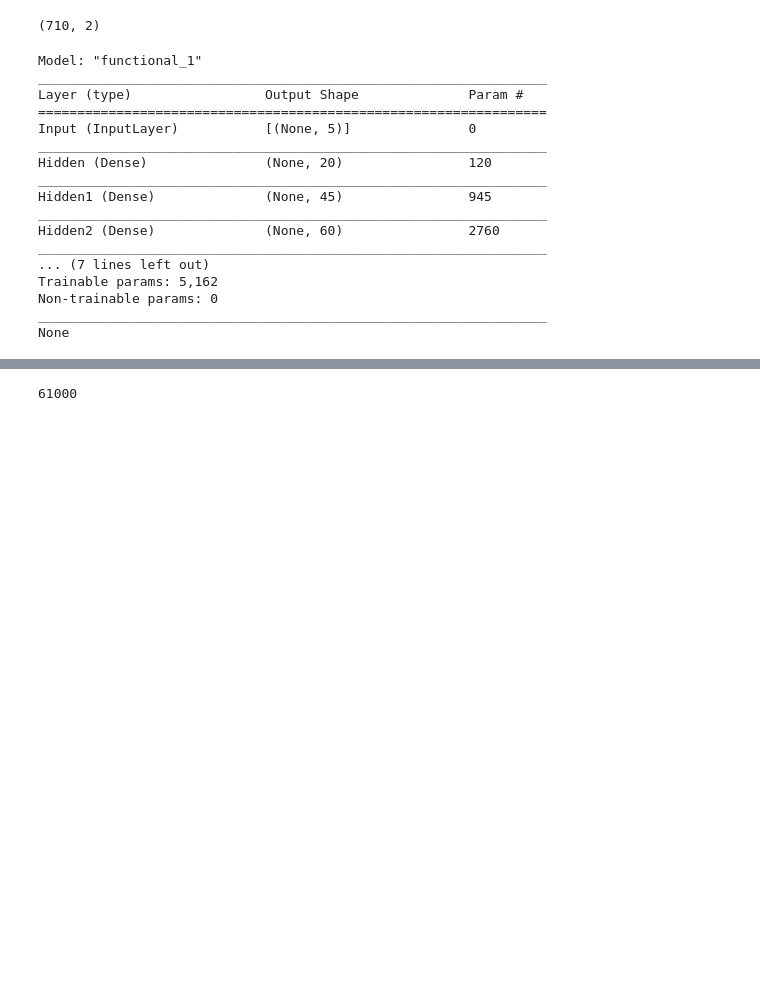
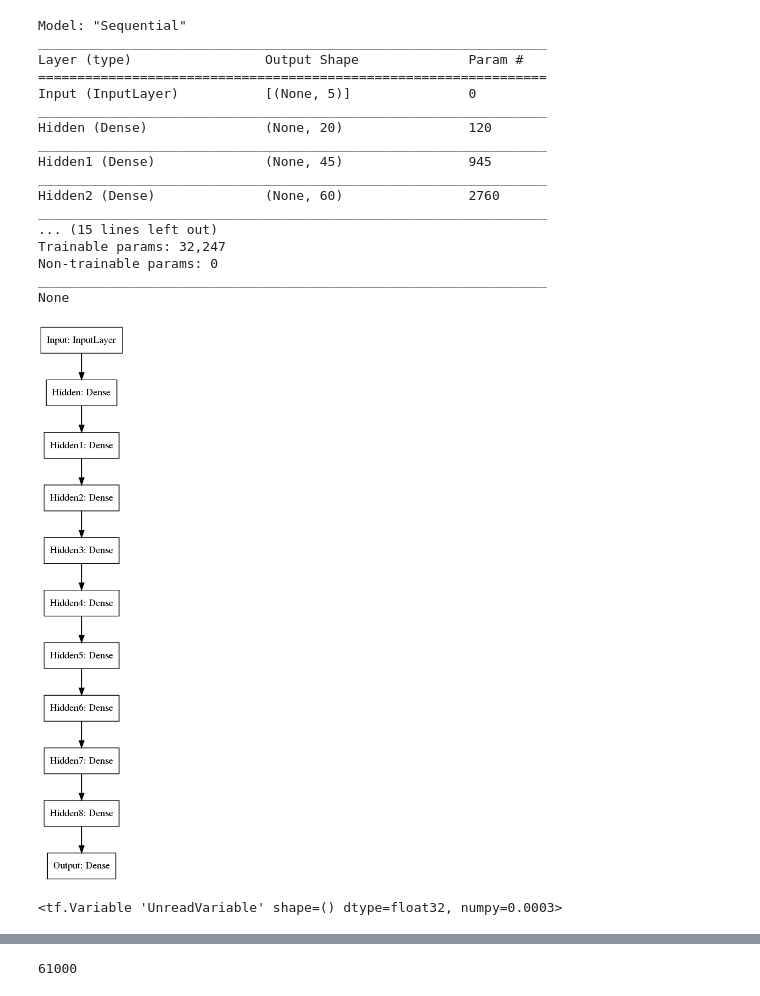
Before and after one commit to jsugijoto/ContinuousBPwPPG, a Jupyter notebook: EstimateBPNN.ipynb, the cells around one changed output, grey strips where cells are left out. Drawn from its saved outputs; the diff is of its cells as text; code cells hidden in the pictures; blank space fills up the shorter version.

```diff
--- a/EstimateBPNN.ipynb
+++ b/EstimateBPNN.ipynb
@@ -26,22 +26,23 @@ x = feat.values[:,0:5]
 y = feat.values[:,5:]
 x_train, x_test, y_train, y_test = train_test_split(x, y, test_size = 0.3)
 x_valid, x_test, y_valid, y_test = train_test_split(x_test, y_test, test_size = 0.5)
-# %%
-y_train.shape
-# %% [output]
-(710, 2)
 # %%
+# Dense Model Trained off of 5 Features Extracted from Data
 inputs = Input(shape=(5), name='Input')
 hidden = Dense(20, name = 'Hidden', activation='linear')(inputs)
 hidden1 = Dense(45, name = 'Hidden1', activation='relu')(hidden)
 hidden2 = Dense(60, name ='Hidden2', activation='linear')(hidden1)
-hidden3 = Dense(20, name = 'Hidden3', activation='relu')(hidden2)
-hidden4 = Dense(5, name = 'Hidden4', activation='relu')(hidden3)
-output = Dense(2, name='Output')(hidden4)
-model = Model(inputs = inputs, outputs = output)
+hidden3 = Dense(75, name = 'Hidden3', activation='relu')(hidden2)
+hidden4 = Dense(100, name = 'Hidden4', activation='linear')(hidden3)
+hidden5 = Dense(75, name = 'Hidden5', activation = 'relu')(hidden4)
+hidden6 = Dense(60, name = 'Hidden6', activation = 'relu')(hidden5)
+hidden7 = Dense(50, name = 'Hidden7', activation = 'linear')(hidden6)
+hidden8 = Dense(20, name = 'Hidden8', activation = 'relu')(hidden7)
+output = Dense(2, name='Output')(hidden8)
+model = Model(inputs = inputs, outputs = output, name='Sequential')
 print(model.summary())
 # %% [output]
-Model: "functional_1"
+Model: "Sequential"
 _________________________________________________________________
 Layer (type)                 Output Shape              Param #
 =================================================================
@@ -53,8 +54,8 @@ Hidden1 (Dense)              (None, 45)                945
 _________________________________________________________________
 Hidden2 (Dense)              (None, 60)                2760
 _________________________________________________________________
-... (7 lines left out)
-Trainable params: 5,162
+... (15 lines left out)
+Trainable params: 32,247
 Non-trainable params: 0
 _________________________________________________________________
 None
@@ -65 +62,10 @@ None
+# %%
+plot_model(model, to_file='denseModel.png')
+# %% [output]
+[figure, added]
+# %%
+opt = tf.keras.optimizers.Adam(3e-4)
+opt.learning_rate.assign(3e-4)
+# %% [output]
+<tf.Variable 'UnreadVariable' shape=() dtype=float32, numpy=0.0003>
 # %%
```
Also changed, not shown: parts of 44 cells of this notebook.
